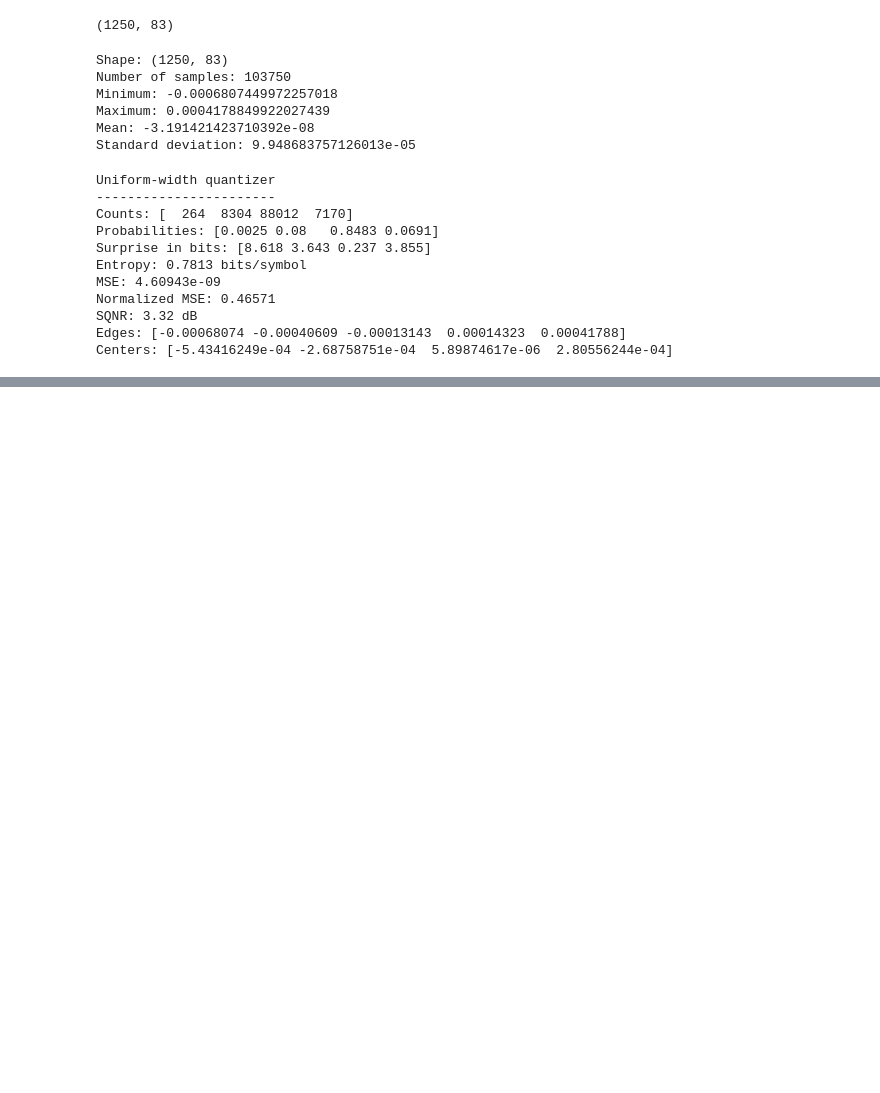
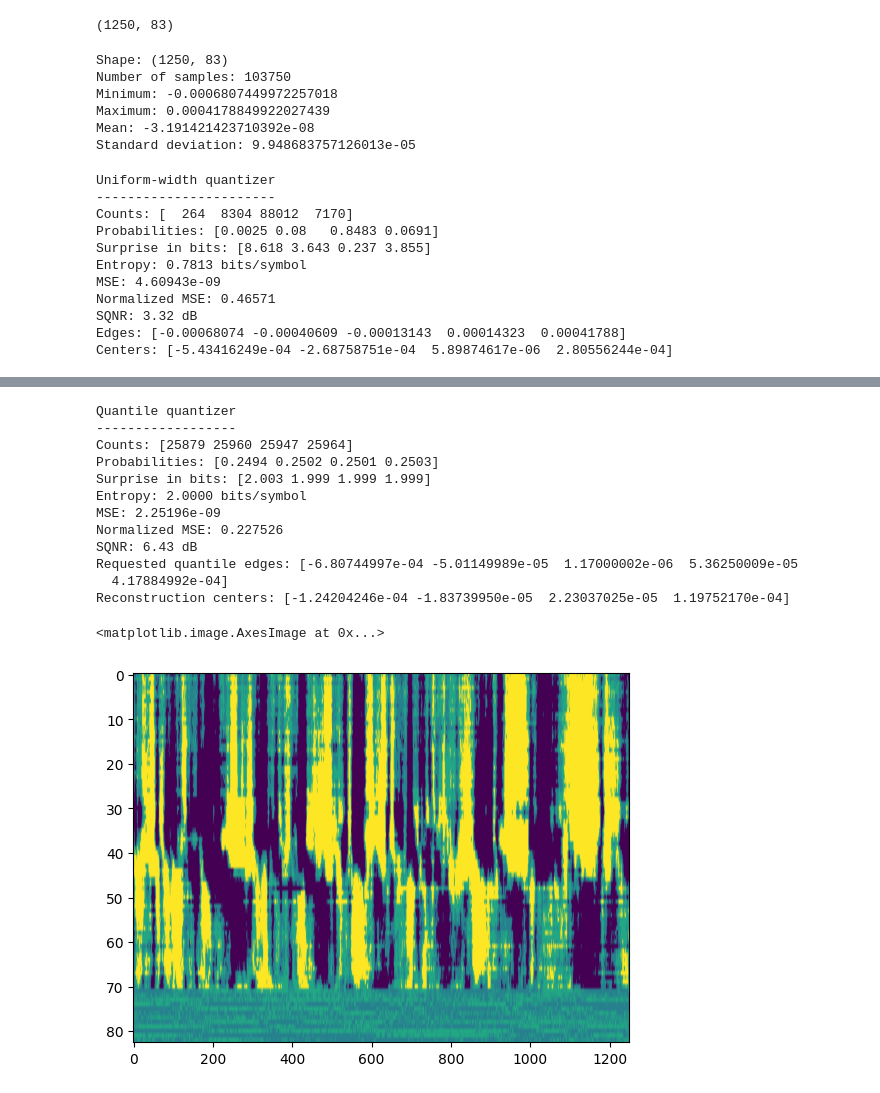
Before and after one commit to mariakesa/QuantumCryptography, a Jupyter notebook: InfoTheoryForBCI/001/quantizaiton.ipynb, the cells around one changed output, grey strips where cells are left out. Saved outputs shown, nothing was run; the diff lists cells and outputs as text; code cells hidden in the pictures; blank space fills up the shorter version.

```diff
--- a/InfoTheoryForBCI/001/quantizaiton.ipynb
+++ b/InfoTheoryForBCI/001/quantizaiton.ipynb
@@ -135,0 +141,53 @@ Centers: [-5.43416249e-04 -2.68758751e-04  5.89874617e-06  2.80556244e-04]
+# %%
+def quantile_quantize(x, n_bins=4):
+    x = np.asarray(x, dtype=float)
+
+    quantiles = np.linspace(0, 1, n_bins + 1)
+    edges = np.quantile(x, quantiles)
+
+    # Remove duplicate internal edges if the signal has repeated values
+    internal_edges = np.unique(edges[1:-1])
+    symbols = np.digitize(x, internal_edges)
+
+    actual_n_bins = len(internal_edges) + 1
+
+    centers = np.empty(actual_n_bins)
+
+    for symbol in range(actual_n_bins):
+        values = x[symbols == symbol]
+        centers[symbol] = np.mean(values) if values.size else np.nan
+
+    reconstruction = centers[symbols]
+
+    return symbols, reconstruction, edges, centers
+
+
+quantile_symbols, quantile_recon, quantile_edges, quantile_centers = (
+    quantile_quantize(x, n_bins=4)
+)
+
+print_quantizer_summary(
+    "Quantile quantizer",
+    quantile_symbols,
+    quantile_recon,
+    n_symbols=len(quantile_centers),
+)
+
+print("Requested quantile edges:", quantile_edges)
+print("Reconstruction centers:", quantile_centers)
+plt.imshow(quantile_recon.reshape(x.shape).T, aspect="auto", cmap="viridis")
+# %% [output]
+Quantile quantizer
+------------------
+Counts: [25879 25960 25947 25964]
+Probabilities: [0.2494 0.2502 0.2501 0.2503]
+Surprise in bits: [2.003 1.999 1.999 1.999]
+Entropy: 2.0000 bits/symbol
+MSE: 2.25196e-09
+Normalized MSE: 0.227526
+SQNR: 6.43 dB
+Requested quantile edges: [-6.80744997e-04 -5.01149989e-05  1.17000002e-06  5.36250009e-05
+  4.17884992e-04]
+Reconstruction centers: [-1.24204246e-04 -1.83739950e-05  2.23037025e-05  1.19752170e-04]
+<matplotlib.image.AxesImage at 0x...>
+[figure, added]
```
Also changed, not shown: parts of 1 cell of this notebook.
